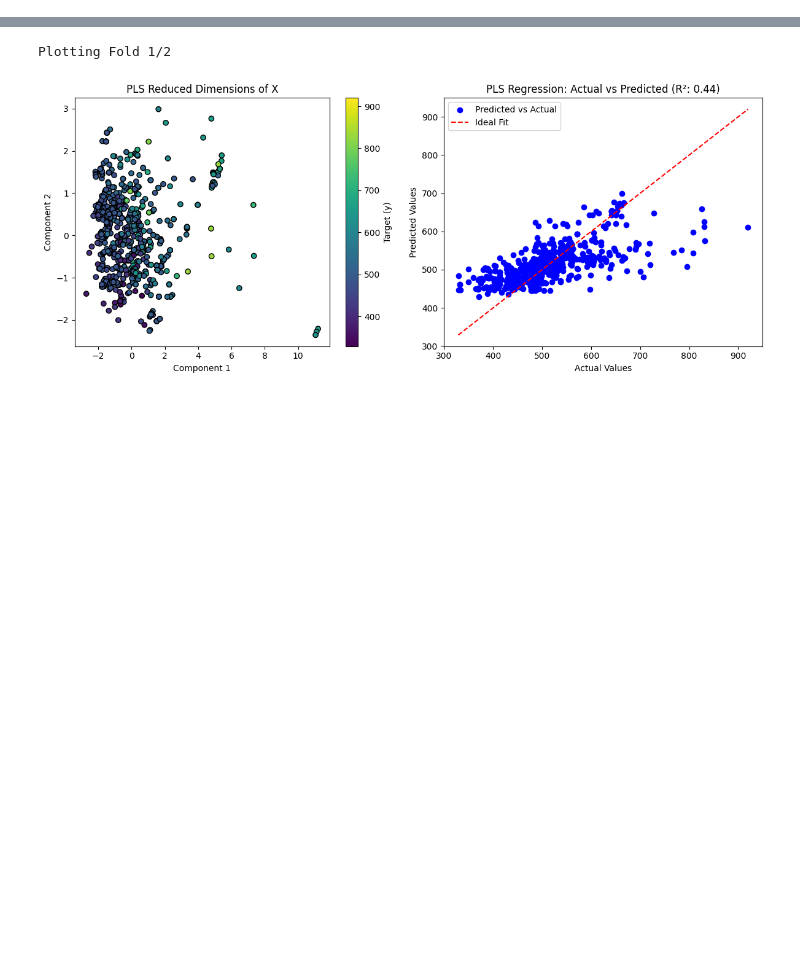
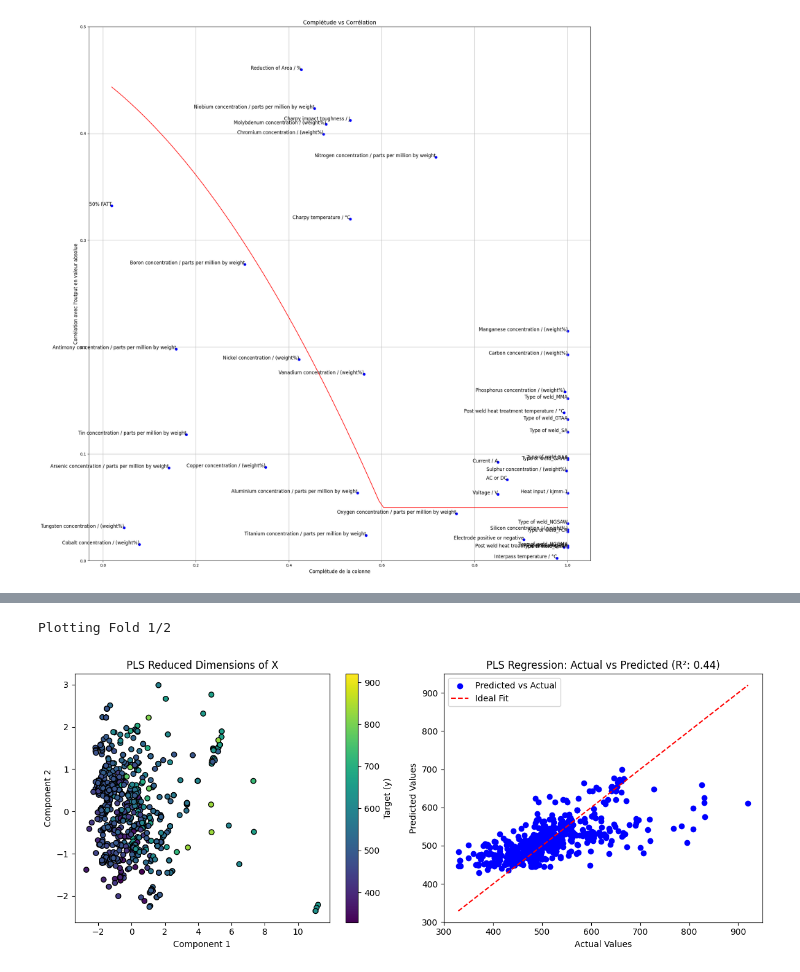
Before and after one commit to MatteoDebart/apprAuto-projet, a Jupyter notebook: tests.ipynb, the cells around one changed output, grey strips where cells are left out. Saved outputs shown, nothing was run; the diff lists cells and outputs as text; code cells hidden in the pictures; blank space fills up the shorter version.

```diff
--- a/tests.ipynb
+++ b/tests.ipynb
@@ -38,0 +28,10 @@ y=Db_full[:,-1]
+# %%
+Db = Db.rename(columns={OutputColumn.yield_strength.value: 'output'})
+features = list(set(Db.columns)-set(MECHANICAL_PROPERTIES))
+
+# For the supervised approach we only keep the rows with an output
+reduced_Db=Db.dropna(subset=['output'])
+corr = get_corr(Db)
+plot_completeness_vs_corr(corr)
+# %% [output]
+[figure, added]
```
Also changed, not shown: parts of 11 cells of this notebook, 3 other files.
